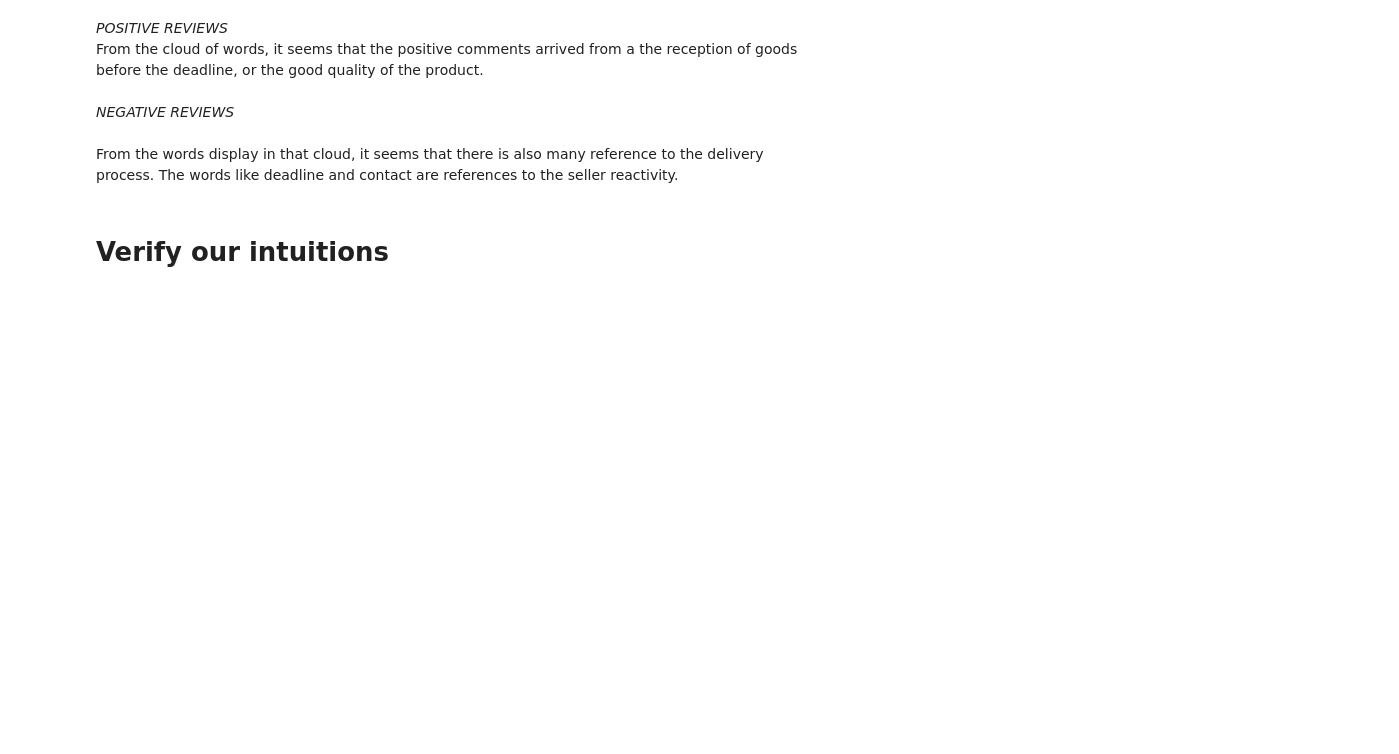
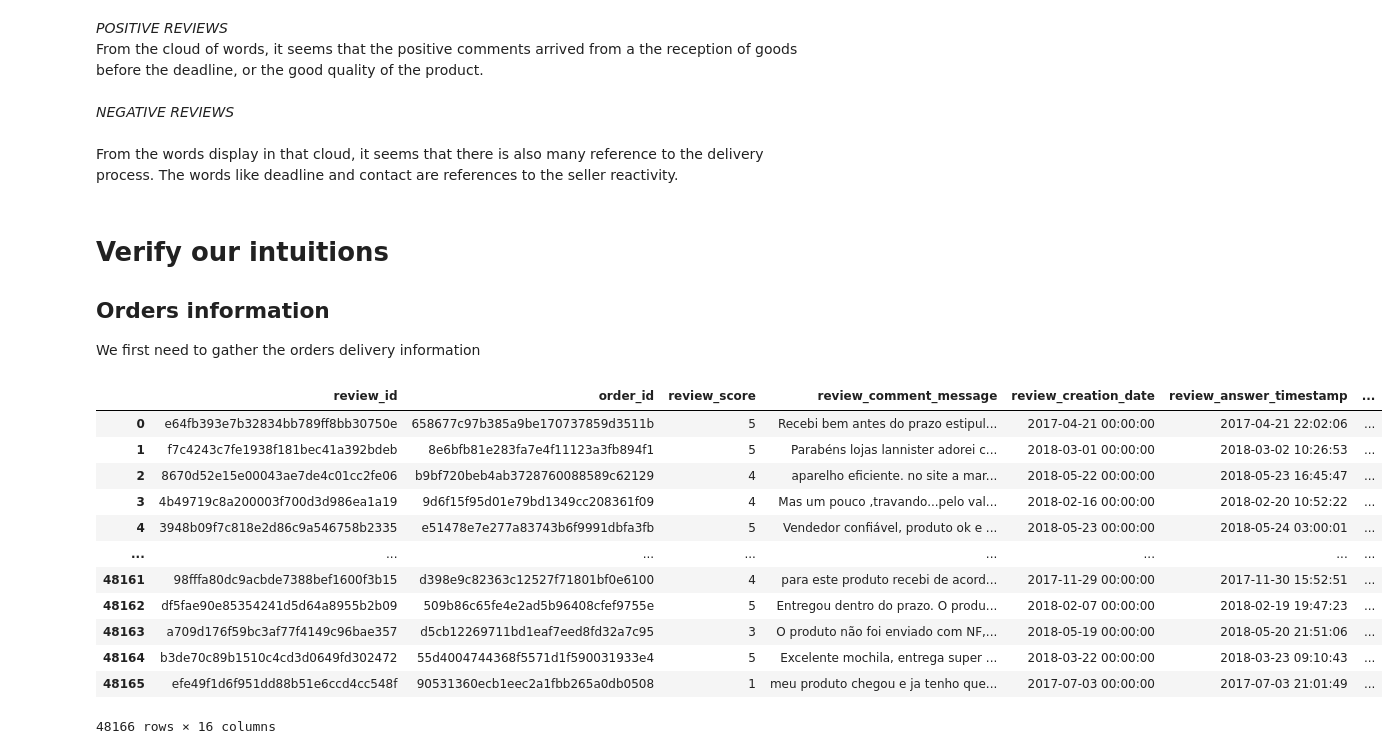
Before and after one commit to Romaric1209/Olist, a Jupyter notebook: Reviews Sentiment Analysis.ipynb, the cells around one changed output. Drawn from its saved outputs; the diff is of its cells as text; code cells hidden in the pictures; blank space fills up the shorter version.

```diff
--- a/Reviews Sentiment Analysis.ipynb
+++ b/Reviews Sentiment Analysis.ipynb
@@ -480,3 +491,23 @@ From the cloud of words, it seems that the positive comments arrived from a the
 From the words display in that cloud, it seems that there is also many reference to the delivery process. The words like deadline and contact are references to the seller reactivity.
 # %% [markdown]
 # Verify our intuitions
+
+## Orders information
+We first need to gather the orders delivery information
+# %%
+data = data.drop(columns='Unnamed: 0')
+data
+# %% [output]
+|  | review_id | order_id | review_score | review_comment_message | review_creation_date | review_answer_timestamp | ... |
+| 0 | e64fb393e7b32834bb789ff8bb30750e | 658677c97b385a9be170737859d3511b | 5 | Recebi bem antes do prazo estipul... | 2017-04-21 00:00:00 | 2017-04-21 22:02:06 | ... |
+| 1 | f7c4243c7fe1938f181bec41a392bdeb | 8e6bfb81e283fa7e4f11123a3fb894f1 | 5 | Parabéns lojas lannister adorei c... | 2018-03-01 00:00:00 | 2018-03-02 10:26:53 | ... |
+| 2 | 8670d52e15e00043ae7de4c01cc2fe06 | b9bf720beb4ab3728760088589c62129 | 4 | aparelho eficiente. no site a mar... | 2018-05-22 00:00:00 | 2018-05-23 16:45:47 | ... |
+| 3 | 4b49719c8a200003f700d3d986ea1a19 | 9d6f15f95d01e79bd1349cc208361f09 | 4 | Mas um pouco ,travando...pelo val... | 2018-02-16 00:00:00 | 2018-02-20 10:52:22 | ... |
+| 4 | 3948b09f7c818e2d86c9a546758b2335 | e51478e7e277a83743b6f9991dbfa3fb | 5 | Vendedor confiável, produto ok e ... | 2018-05-23 00:00:00 | 2018-05-24 03:00:01 | ... |
+| ... | ... | ... | ... | ... | ... | ... | ... |
+| 48161 | 98fffa80dc9acbde7388bef1600f3b15 | d398e9c82363c12527f71801bf0e6100 | 4 | para este produto recebi de acord... | 2017-11-29 00:00:00 | 2017-11-30 15:52:51 | ... |
+| 48162 | df5fae90e85354241d5d64a8955b2b09 | 509b86c65fe4e2ad5b96408cfef9755e | 5 | Entregou dentro do prazo. O produ... | 2018-02-07 00:00:00 | 2018-02-19 19:47:23 | ... |
+| 48163 | a709d176f59bc3af77f4149c96bae357 | d5cb12269711bd1eaf7eed8fd32a7c95 | 3 | O produto não foi enviado com NF,... | 2018-05-19 00:00:00 | 2018-05-20 21:51:06 | ... |
+| 48164 | b3de70c89b1510c4cd3d0649fd302472 | 55d4004744368f5571d1f590031933e4 | 5 | Excelente mochila, entrega super ... | 2018-03-22 00:00:00 | 2018-03-23 09:10:43 | ... |
+| 48165 | efe49f1d6f951dd88b51e6ccd4cc548f | 90531360ecb1eec2a1fbb265a0db0508 | 1 | meu produto chegou e ja tenho que... | 2017-07-03 00:00:00 | 2017-07-03 21:01:49 | ... |
+48166 rows × 16 columns
```
Also changed, not shown: parts of 11 cells of this notebook.
